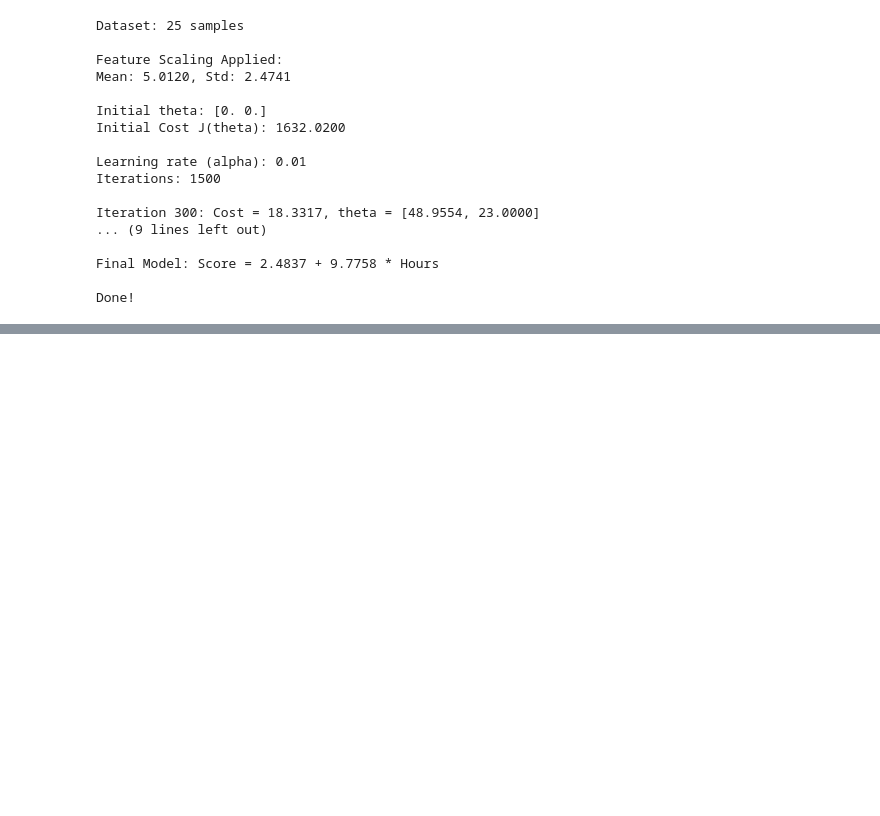
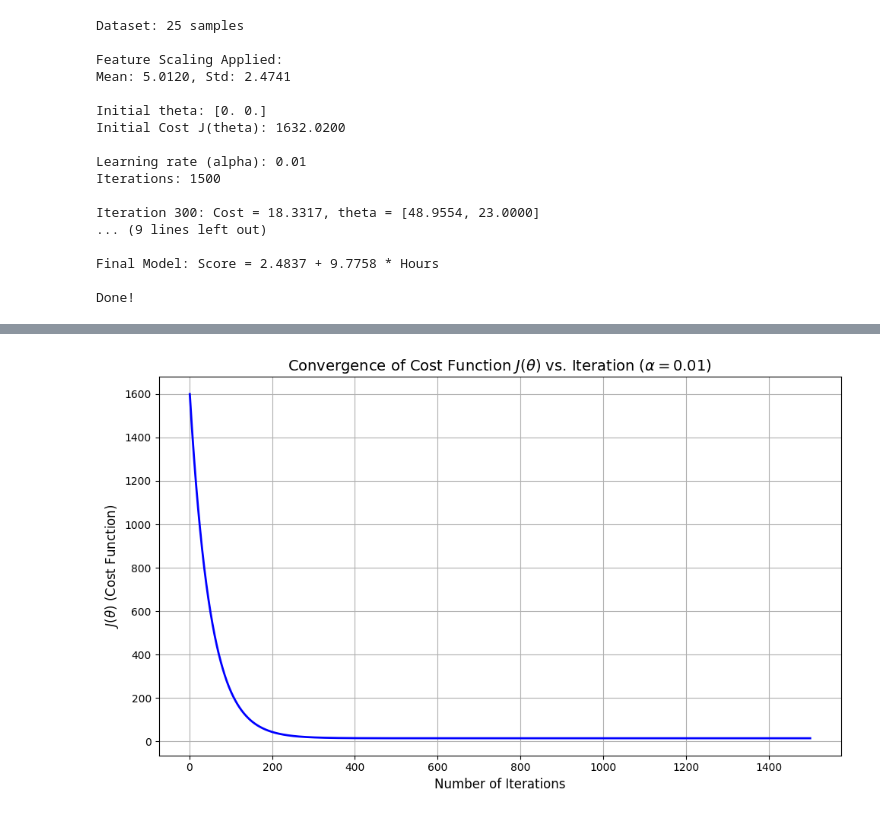
Before and after one commit to Elaine563/StudentScore_predictingModel, a Jupyter notebook: visualisation.ipynb, the cells around one changed output, grey strips where cells are left out. Drawn from its saved outputs; the diff is of its cells as text; code cells hidden in the pictures; blank space fills up the shorter version.

Commit message:
graphs

```diff
--- a/visualisation.ipynb
+++ b/visualisation.ipynb
@@ -152,6 +152,7 @@ print(f"Iterations: {iterations}")
 print()
 
 cost_history = []
+theta_history = [] # To store theta values for visualization
 
 for i in range(iterations):
     predictions = X_b.dot(theta)
@@ -161,9 +162,11 @@ for i in range(iterations):
 
     cost = compute_cost(X_b, y, theta)
     cost_history.append(cost)
+    theta_history.append(theta.copy()) # Store theta values
 
     if (i + 1) % 300 == 0:
         print(f"Iteration {i+1}: Cost = {cost:.4f}, theta = [{theta[0]:.4f}, {theta[1]:.4f}]")
+theta_optimized = theta
 
 print()
 
@@ -184,0 +206,12 @@ print("Done!")
+# %%
+plt.figure(figsize=(10, 6))
+plt.plot(range(1, iterations + 1), cost_history, color='blue', linewidth=2)
+plt.title(r'Convergence of Cost Function $J(\theta)$ vs. Iteration ($\alpha=0.01$)', fontsize=14)
+plt.xlabel('Number of Iterations', fontsize=12)
+plt.ylabel(r'$J(\theta)$ (Cost Function)', fontsize=12)
+plt.grid(True)
+plt.tight_layout()
+plt.show()
+plt.close()
+# %% [output]
+[figure, added]
```
Also changed, not shown: parts of 2 cells of this notebook.
